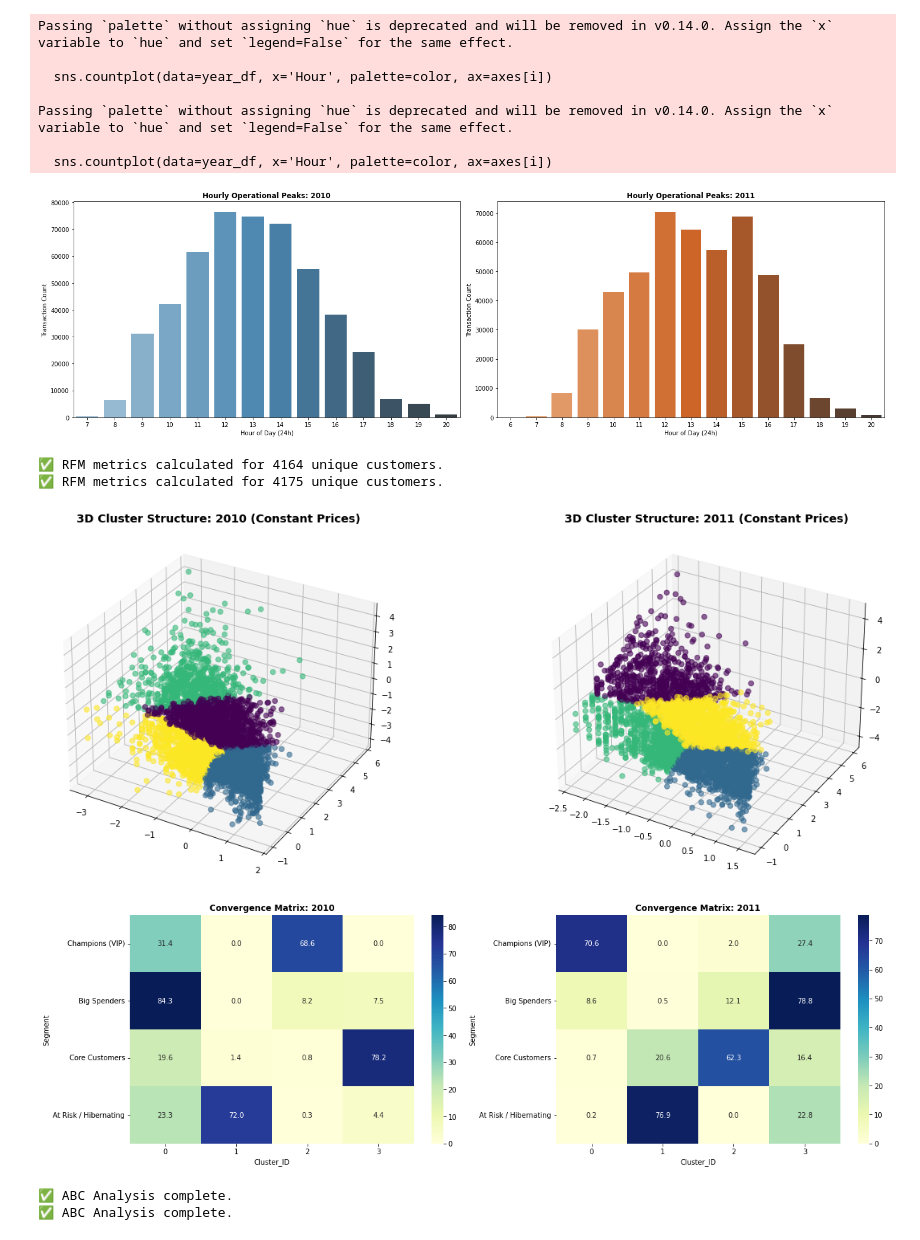
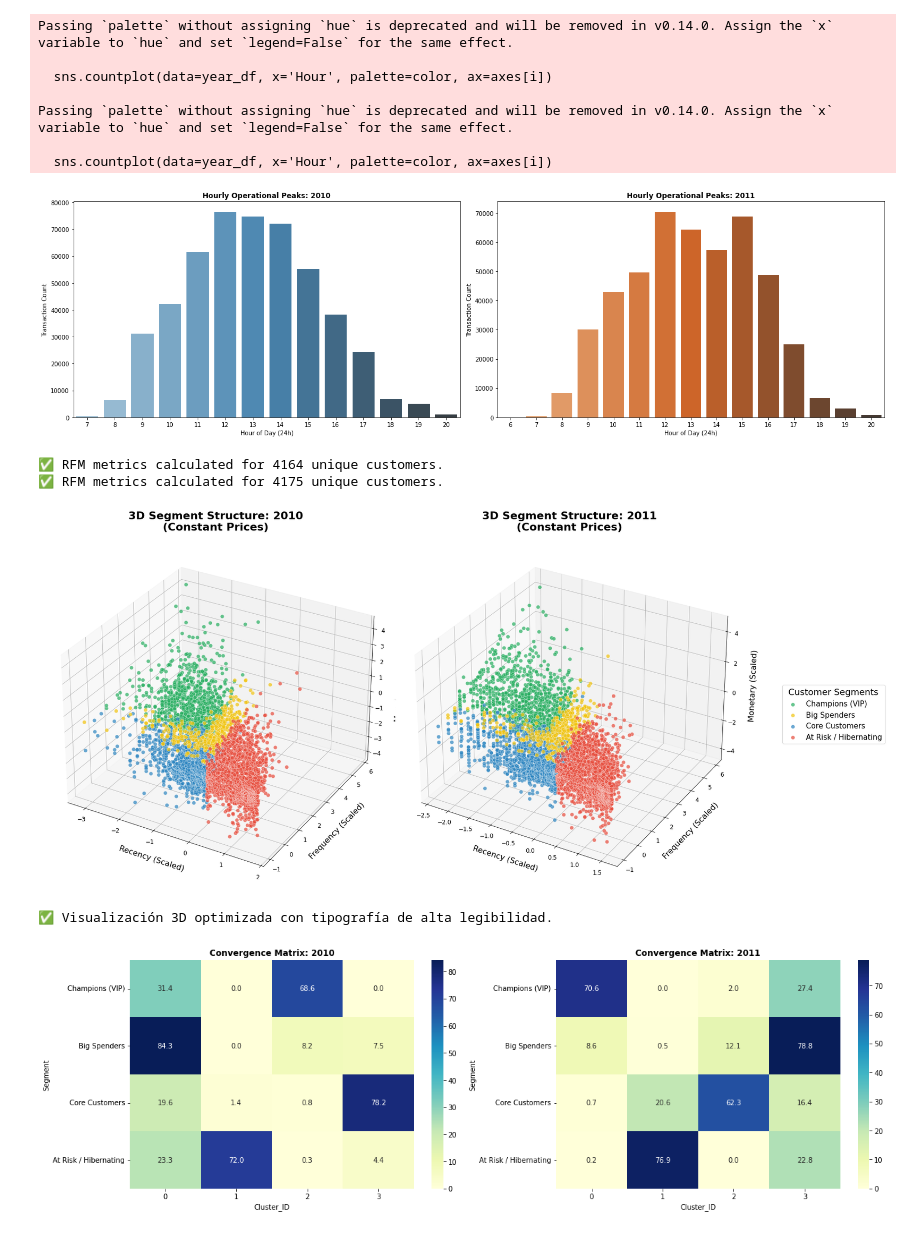
Before and after one commit to JesusSanchezM/1.-Supply-Chain-Intelligence, a Jupyter notebook: notebooks/02_eda_python_2.ipynb, the cells around one changed output. Cells and saved outputs as stored; diff of their text form; code cells hidden in the pictures.

```diff
--- a/notebooks/02_eda_python_2.ipynb
+++ b/notebooks/02_eda_python_2.ipynb
@@ -113,14 +113,58 @@ def process_year_intelligence(df_year):
 rfm_2010, scaled_2010, _, _ = process_year_intelligence(df_2010)
 rfm_2011, scaled_2011, scaler_2011, model_2011 = process_year_intelligence(df_2011)
 
-# 3.1 Side-by-Side 3D Visuals
-fig = plt.figure(figsize=(20, 8))
+# =================================================================
+# SECTION 3.1: SYNCHRONIZED 3D VISUALS (LARGE FONT EDITION)
+# =================================================================
+
+# 1. Mapa de colores fijo para consistencia longitudinal
+segment_colors = {
+    'Champions (VIP)': '#27AE60',          # Verde
+    'Big Spenders': '#F1C40F',             # Amarillo
+    'Core Customers': '#2E86C1',           # Azul
+    'At Risk / Hibernating': '#E74C3C'     # Rojo
+}
+
+# 2. Configuración de la figura
+fig = plt.figure(figsize=(24, 12))
+
 for i, (scaled, rfm_y, yr) in enumerate([(scaled_2010, rfm_2010, 2010), (scaled_2011, rfm_2011, 2011)]):
     ax = fig.add_subplot(1, 2, i+1, projection='3d')
-    ax.scatter(scaled['Recency'], scaled['Frequency'], scaled['Monetary'],
-               c=rfm_y['Cluster_ID'], cmap='viridis', s=40, alpha=0.6)
-    ax.set_title(f'3D Cluster Structure: {yr} (Constant Prices)', fontsize=14, fontweight='bold')
+
+    for segment, color in segment_colors.items():
+        mask = rfm_y['Segment'] == segment
+        ax.scatter(
+            scaled.loc[mask, 'Recency'],
+            scaled.loc[mask, 'Frequency'],
+            scaled.loc[mask, 'Monetary'],
+            c=color,
+            label=segment,
+            s=60,         # Aumentamos el tamaño del punto para visibilidad
+            alpha=0.7,
+            edgecolors='white',
+            linewidth=0.5
+        )
+
+    # --- AJUSTE DE TAMAÑO DE LETRA (LARGE FONT) ---
+    ax.set_title(f'3D Segment Structure: {yr}\n(Constant Prices)', fontsize=22, fontweight='bold', pad=20)
+
+    # Etiquetas de ejes (Econometría RFM)
+    ax.set_xlabel('Recency (Scaled)', fontsize=16, labelpad=15)
+    ax.set_ylabel('Frequency (Scaled)', fontsize=16, labelpad=15)
+    ax.set_zlabel('Monetary (Scaled)', fontsize=16, labelpad=15)
+
+    # Tamaño de los números en los ejes (Ticks)
+    ax.tick_params(axis='both', which='major', labelsize=12)
+
+    # Configuración de la leyenda (Solo en el segundo gráfico para evitar saturar)
+    if i == 1:
+        ax.legend(title="Customer Segments", title_fontsize=18, fontsize=15,
+                  loc="center left", bbox_to_anchor=(1.1, 0.5))
+
+plt.tight_layout()
 plt.show()
+
+print("✅ Visualización 3D optimizada con tipografía de alta legibilidad.")
 
 
 # 4.2 Comparative Convergence Matrix
@@ -218,34 +262,33 @@ plt.show()
 models_path = '../models'
 if not os.path.exists(models_path): os.makedirs(models_path)
 joblib.dump(model_2011, os.path.join(models_path, 'rfm_kmeans_2011.pkl'))
 joblib.dump(scaler_2011, os.path.join(models_path, 'rfm_scaler_2011.pkl'))
 
 print(f"✅ Side-by-Side Analysis Complete. Values adjusted for inflation.")
 # %% [output]
 📉 Deflating 2011 values (Inflation: 3.9%)...
 📊 Analyzing Operational Proportions and Peaks...
 
 🗓️ --- LOGISTICS VOLUME PROPORTIONS BY DAY ---
 |  | Share_%_2010 | Share_%_2011 | Abs_Change |
 | DayName |  |  |  |
 | Monday | 18.02% | 17.47% | -0.55% |
 | Tuesday | 17.40% | 19.03% | 1.63% |
 | Wednesday | 16.87% | 17.40% | 0.53% |
 | Thursday | 18.96% | 19.07% | 0.10% |
 | Friday | 13.90% | 14.81% | 0.91% |
 | Saturday | nan% | nan% | nan% |
 | Sunday | 14.85% | 12.22% | -2.62% |
 Passing `palette` without assigning `hue` is deprecated and will be removed in v0.14.0. Assign the `x` variable to `hue` and set `legend=False` for the same effect.
 
   sns.countplot(data=year_df, x='Hour', palette=color, ax=axes[i])
 
 Passing `palette` without assigning `hue` is deprecated and will be removed in v0.14.0. Assign the `x` variable to `hue` and set `legend=False` for the same effect.
 
   sns.countplot(data=year_df, x='Hour', palette=color, ax=axes[i])
 [figure]
 ✅ RFM metrics calculated for 4164 unique customers.
 ✅ RFM metrics calculated for 4175 unique customers.
-[figure, old version]
+[figure, new version]
+✅ Visualización 3D optimizada con tipografía de alta legibilidad.
 [figure]
-✅ ABC Analysis complete.
-✅ ABC Analysis complete.
```
Also changed, not shown: parts of 2 cells of this notebook, 7 other files.
